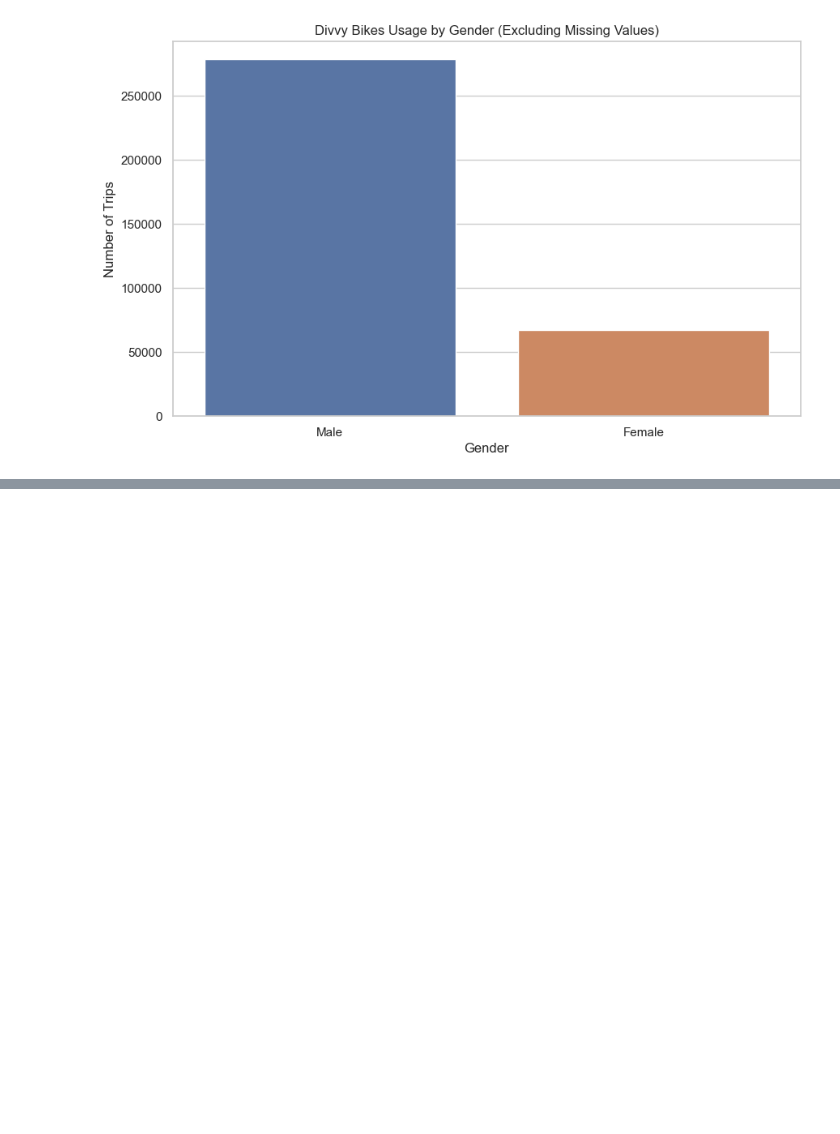
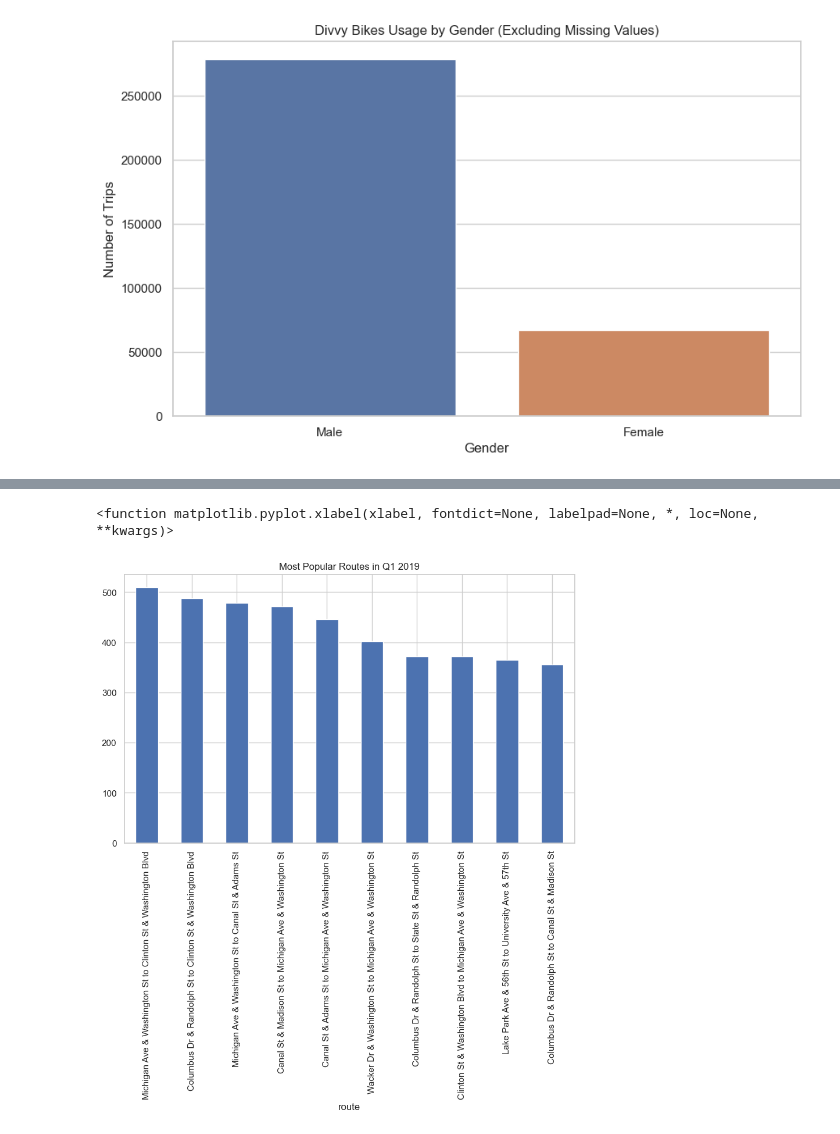
Before and after one commit to Galal-Abdelaziz/PFDA-project, a Jupyter notebook: project.ipynb, the cells around one changed output, grey strips where cells are left out. Cells and saved outputs as stored; diff of their text form; code cells hidden in the pictures; blank space fills up the shorter version.

```diff
--- a/project.ipynb
+++ b/project.ipynb
@@ -187,0 +215,11 @@ plt.show()
+# %%
+df['route'] = df['from_station_name'] + ' to ' + df['to_station_name']
+popular_routes = df['route'].value_counts().head(10)
+
+plt.figure(figsize=(10, 6))
+popular_routes.plot(kind='bar')
+plt.title('Most Popular Routes in Q1 2019')
+plt.xlabel
+# %% [output]
+<function matplotlib.pyplot.xlabel(xlabel, fontdict=None, labelpad=None, *, loc=None, **kwargs)>
+[figure, added]
```
Also changed, not shown: parts of 4 cells of this notebook.
